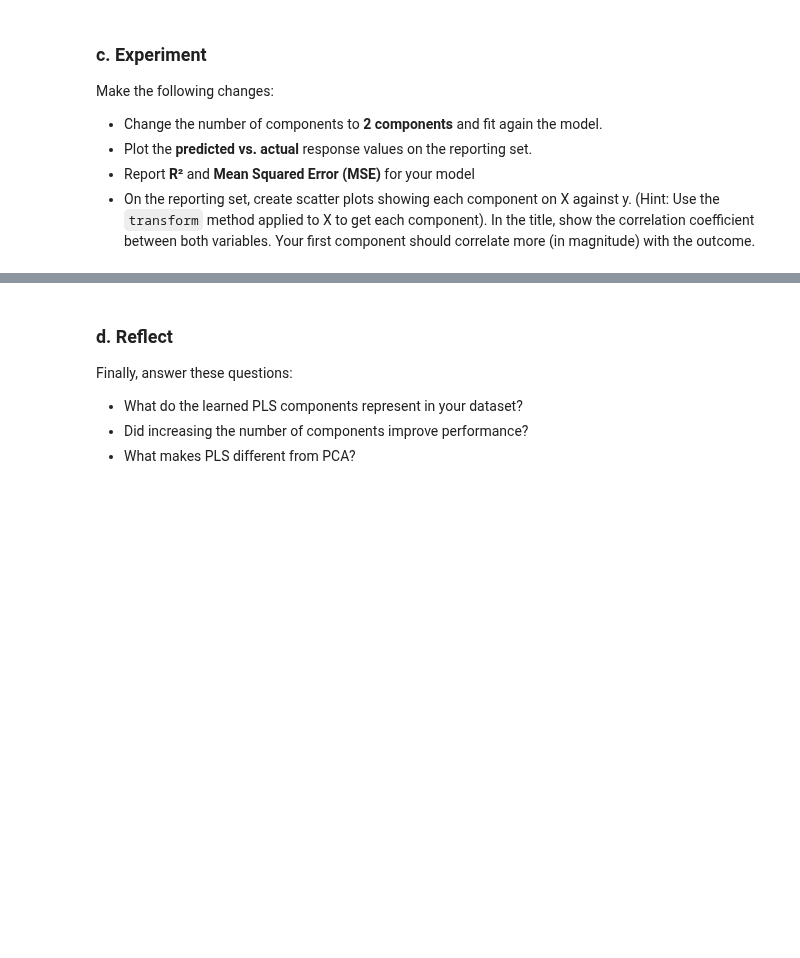
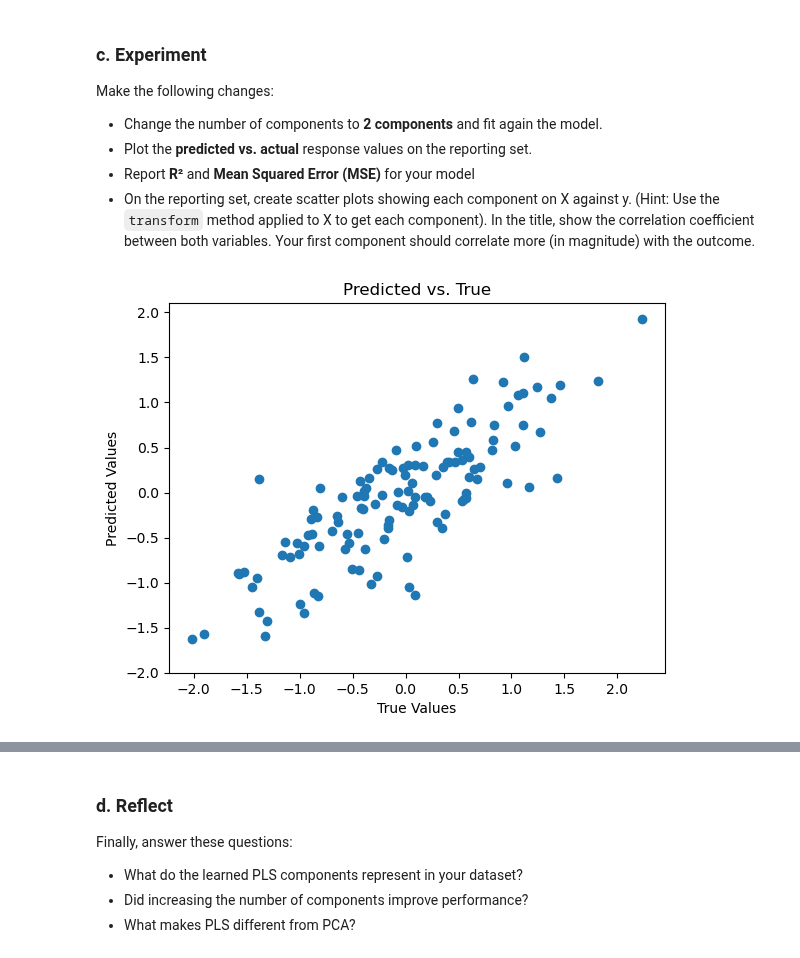
Before and after one commit to Ryanmh1024/machine_learning_lab01, a Jupyter notebook: RMH-01-partial-least-squares.ipynb, the cells around one changed output, grey strips where cells are left out. Cells and saved outputs as stored; diff of their text form; code cells hidden in the pictures; blank space fills up the shorter version.

```diff
--- a/RMH-01-partial-least-squares.ipynb
+++ b/RMH-01-partial-least-squares.ipynb
@@ -49,4 +49,14 @@ Your goal is to **recreate the PLS portion of the tutorial in this notebook**, a
 - Load the dataset used in the tutorial. Make sure to create a training/reporting partition.
 - Fit a `PLSRegression` model with 1 component.
 # %%
-# YOUR CODE HERE
+import matplotlib.pyplot as plt
+import numpy as np
+
+from sklearn.decomposition import PCA
+
+rng = np.random.RandomState(0)
+n_samples = 500
+cov = [[3, 3], [3, 4]]
+X = rng.multivariate_normal(mean=[0, 0], cov=cov, size=n_samples)
+pca = PCA(n_components=2).fit(X)
+y = X.dot(pca.components_[1]) + rng.normal(size=n_samples) / 2
@@ -52,0 +72,8 @@ Your goal is to **recreate the PLS portion of the tutorial in this notebook**, a
+# %%
+from sklearn.cross_decomposition import PLSRegression
+from sklearn.model_selection import train_test_split
+
+X_train, X_report, y_train, y_report = train_test_split(X, y, random_state=rng)
+
+pls = PLSRegression(n_components=1)
+pls.fit(X_train, y_train)
@@ -67,4 +103,16 @@ Make the following changes:
 - Report **R²** and **Mean Squared Error (MSE)** for your model
 - On the reporting set, create scatter plots showing each component on X against y. (Hint: Use the `transform` method applied to X to get each component). In the title, show the correlation coefficient between both variables. Your first component should correlate more (in magnitude) with the outcome.
 # %%
-# YOUR CODE HERE
+pls2 = PLSRegression(n_components=2)
+pls2.fit(X_train, y_train)
+
+y_pred = pls2.predict(X_report)
+plt.scatter(y_report, y_pred)
+plt.title('Predicted vs. True')
+plt.xlabel('True Values')
+plt.ylabel('Predicted Values')
+plt.xticks([-2,-1.5,-1,-0.5,0,0.5,1,1.5,2])
+plt.yticks([-2,-1.5,-1,-0.5,0,0.5,1,1.5,2])
+plt.show()
+# %% [output]
+[figure, added]
```
Also changed, not shown: parts of 18 cells of this notebook, 1 other file.
